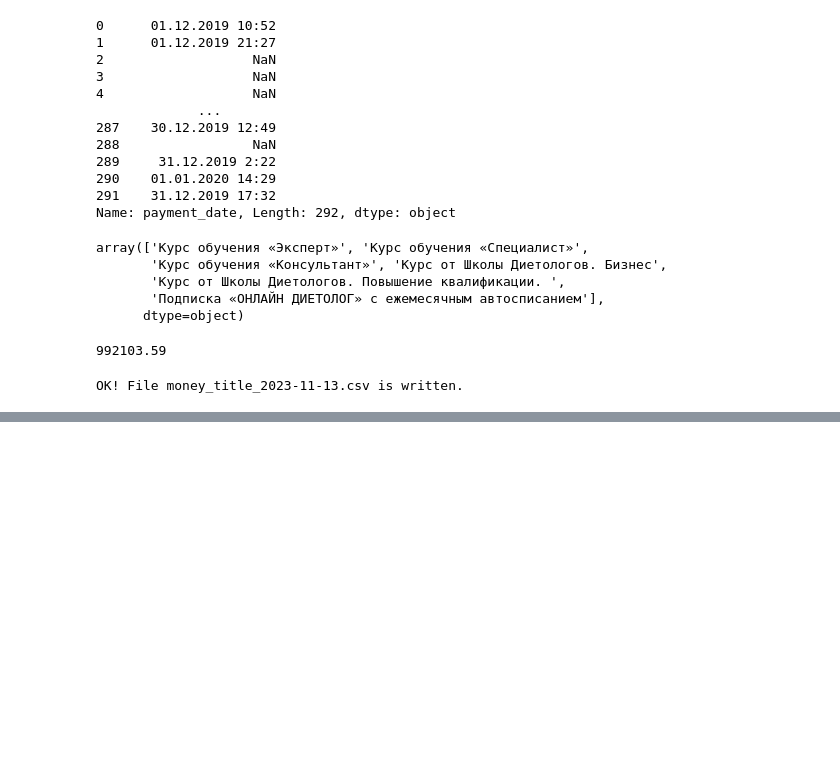
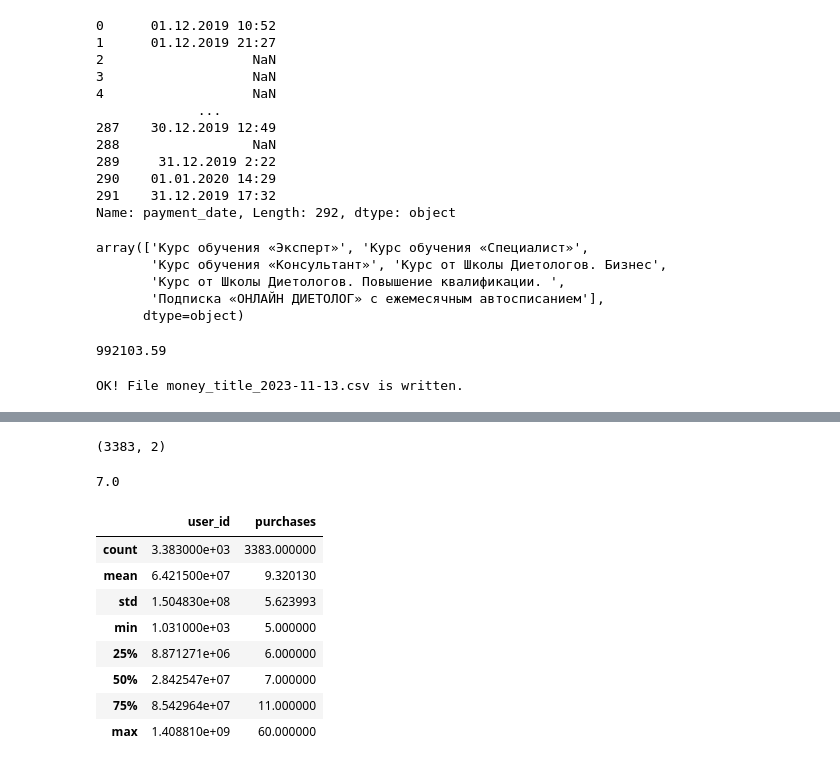
Before and after one commit to bugab0o/DA_trial_stepik_Karpov, a Jupyter notebook: draft_lectures.ipynb, the cells around one changed output, grey strips where cells are left out. Saved outputs shown, nothing was run; the diff lists cells and outputs as text; code cells hidden in the pictures; blank space fills up the shorter version.

```diff
--- a/draft_lectures.ipynb
+++ b/draft_lectures.ipynb
@@ -165,0 +303,5 @@ OK! File money_title_2023-11-13.csv is written.
+# %%
+users_purchases = user_df.groupby('user_id', as_index=False) \
+                         .agg({'brand_name': 'count'}) \
+                         .rename(columns={'brand_name': 'purchases'}) \
+                         .query('purchases >= 5')
@@ -165,0 +317,20 @@ OK! File money_title_2023-11-13.csv is written.
+# %%
+users_purchases.shape
+# %% [output]
+(3383, 2)
+# %%
+users_purchases.purchases.median()
+# %% [output]
+7.0
+# %%
+users_purchases.describe()
+# %% [output]
+|  | user_id | purchases |
+| count | 3.383000e+03 | 3383.000000 |
+| mean | 6.421500e+07 | 9.320130 |
+| std | 1.504830e+08 | 5.623993 |
+| min | 1.031000e+03 | 5.000000 |
+| 25% | 8.871271e+06 | 6.000000 |
+| 50% | 2.842547e+07 | 7.000000 |
+| 75% | 8.542964e+07 | 11.000000 |
+| max | 1.408810e+09 | 60.000000 |
```
Also changed, not shown: parts of 36 cells of this notebook, 2 other files.
